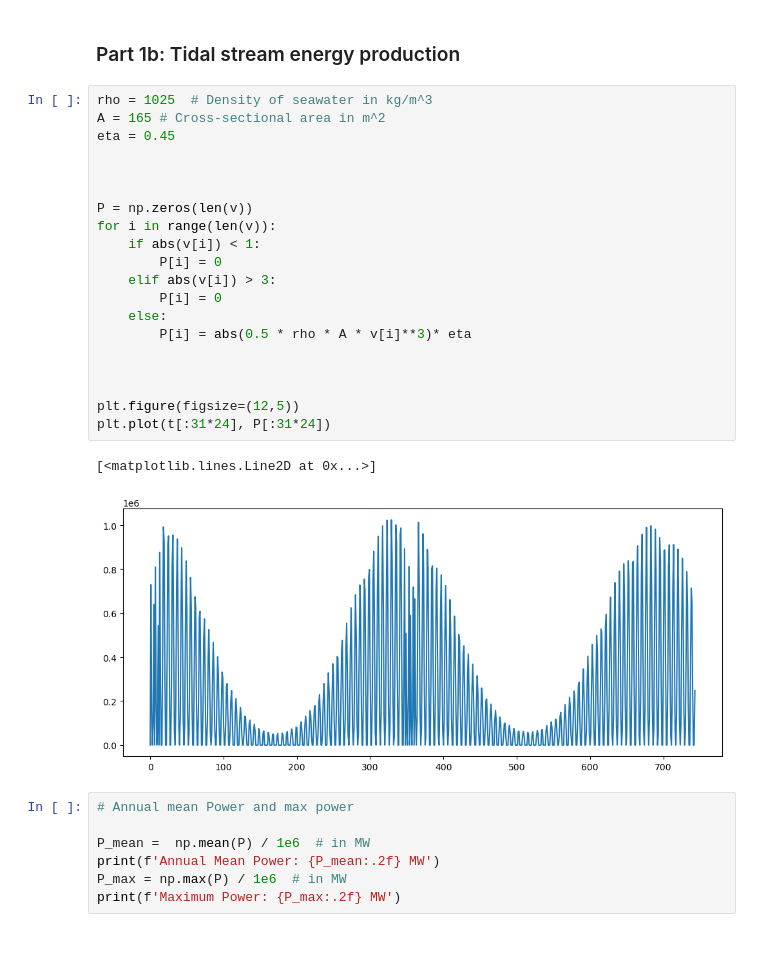
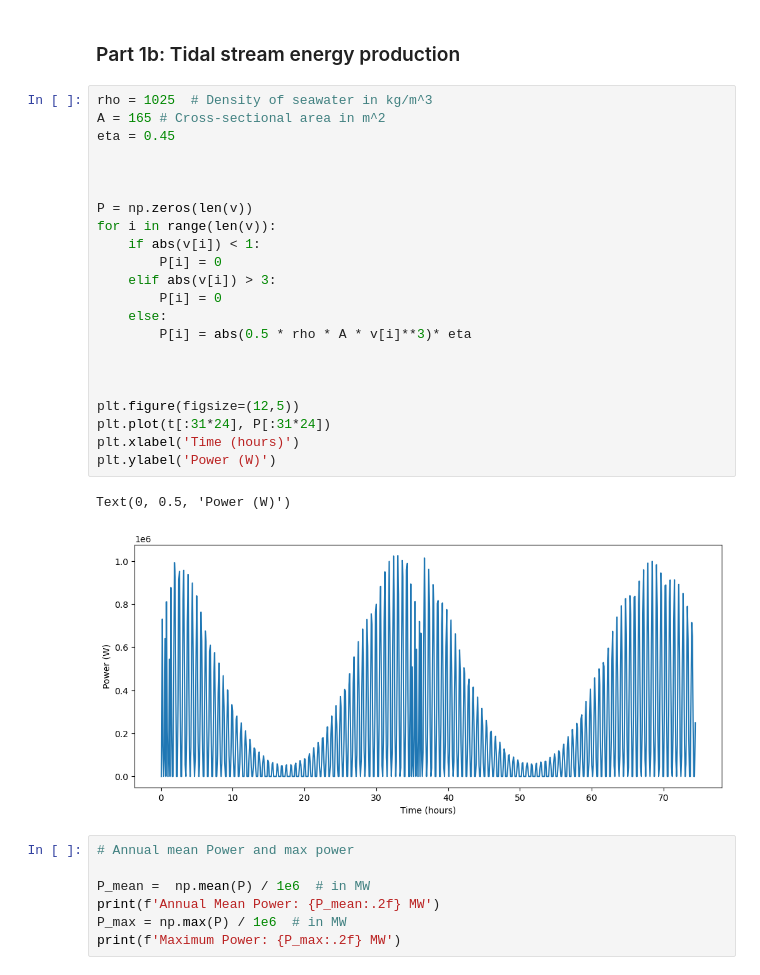
Before and after one commit to Aqdas-M/Offshore-Renewable-Technologies, a Jupyter notebook: Assignment 2/Assignment_2_Code.ipynb, the cells around one changed output. Saved outputs shown, nothing was run; the diff lists cells and outputs as text; blank space fills up the shorter version.

```diff
--- a/Assignment 2/Assignment_2_Code.ipynb
+++ b/Assignment 2/Assignment_2_Code.ipynb
@@ -45,26 +45,28 @@ plt.legend()
 # %%
 rho = 1025  # Density of seawater in kg/m^3
 A = 165 # Cross-sectional area in m^2
 eta = 0.45
 
 
 
 P = np.zeros(len(v))
 for i in range(len(v)):
     if abs(v[i]) < 1:
         P[i] = 0
     elif abs(v[i]) > 3:
         P[i] = 0
     else:
         P[i] = abs(0.5 * rho * A * v[i]**3)* eta
 
 
 
 plt.figure(figsize=(12,5))
 plt.plot(t[:31*24], P[:31*24])
+plt.xlabel('Time (hours)')
+plt.ylabel('Power (W)')
 # %% [output]
-[<matplotlib.lines.Line2D at 0x...>]
+Text(0, 0.5, 'Power (W)')
-[figure, old version]
+[figure, new version]
 # %%
 # Annual mean Power and max power
 
```
Also changed, not shown: parts of 2 cells of this notebook.
